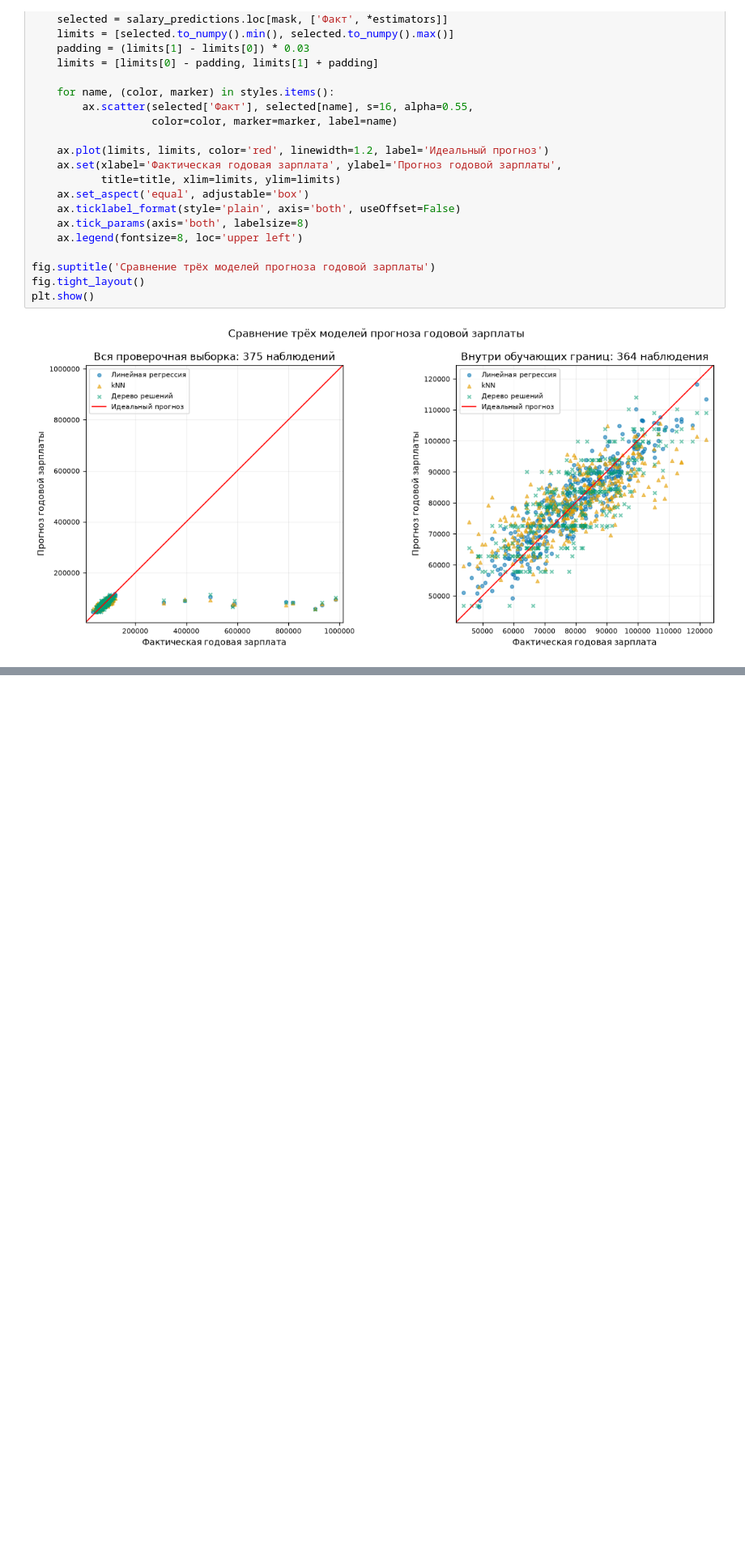
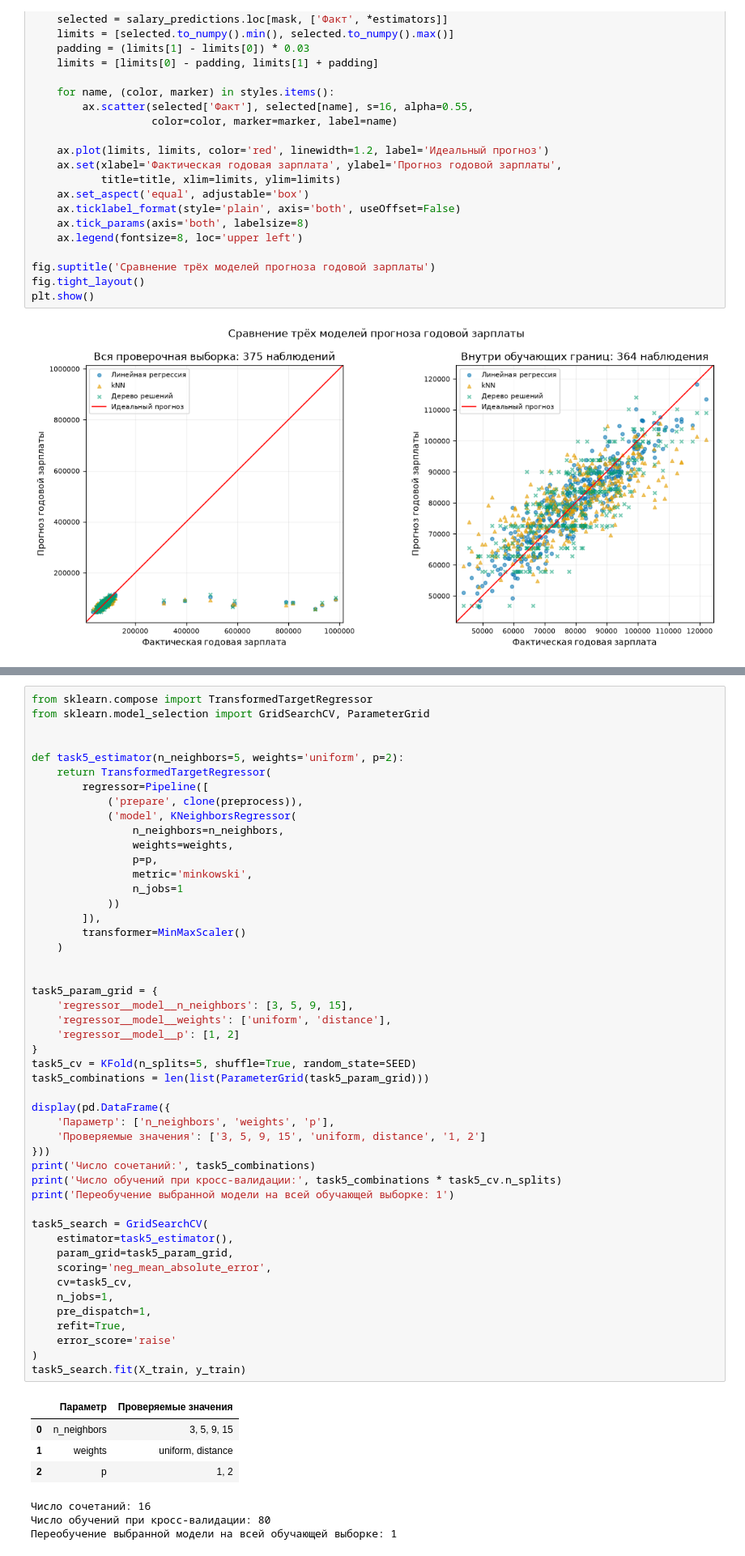
Before and after one commit to StasWW/data-analysis-lab3, a Jupyter notebook: ЛР3_Жойд_8.ipynb, the cells around one changed output, grey strips where cells are left out. Shown at 81% size. Saved outputs shown, nothing was run; the diff lists cells and outputs as text; blank space fills up the shorter version.

```diff
--- a/ЛР3_Жойд_8.ipynb
+++ b/ЛР3_Жойд_8.ipynb
@@ -759,0 +770,56 @@ plt.show()
+# %%
+from sklearn.compose import TransformedTargetRegressor
+from sklearn.model_selection import GridSearchCV, ParameterGrid
+
+
+def task5_estimator(n_neighbors=5, weights='uniform', p=2):
+    return TransformedTargetRegressor(
+        regressor=Pipeline([
+            ('prepare', clone(preprocess)),
+            ('model', KNeighborsRegressor(
+                n_neighbors=n_neighbors,
+                weights=weights,
+                p=p,
+                metric='minkowski',
+                n_jobs=1
+            ))
+        ]),
+        transformer=MinMaxScaler()
+    )
+
+
+task5_param_grid = {
+    'regressor__model__n_neighbors': [3, 5, 9, 15],
+    'regressor__model__weights': ['uniform', 'distance'],
+    'regressor__model__p': [1, 2]
+}
+task5_cv = KFold(n_splits=5, shuffle=True, random_state=SEED)
+task5_combinations = len(list(ParameterGrid(task5_param_grid)))
+
+display(pd.DataFrame({
+    'Параметр': ['n_neighbors', 'weights', 'p'],
+    'Проверяемые значения': ['3, 5, 9, 15', 'uniform, distance', '1, 2']
+}))
+print('Число сочетаний:', task5_combinations)
+print('Число обучений при кросс-валидации:', task5_combinations * task5_cv.n_splits)
+print('Переобучение выбранной модели на всей обучающей выборке: 1')
+
+task5_search = GridSearchCV(
+    estimator=task5_estimator(),
+    param_grid=task5_param_grid,
+    scoring='neg_mean_absolute_error',
+    cv=task5_cv,
+    n_jobs=1,
+    pre_dispatch=1,
+    refit=True,
+    error_score='raise'
+)
+task5_search.fit(X_train, y_train)
+# %% [output]
+|  | Параметр | Проверяемые значения |
+| 0 | n_neighbors | 3, 5, 9, 15 |
+| 1 | weights | uniform, distance |
+| 2 | p | 1, 2 |
+Число сочетаний: 16
+Число обучений при кросс-валидации: 80
+Переобучение выбранной модели на всей обучающей выборке: 1
```
Also changed, not shown: parts of 6 cells of this notebook.
